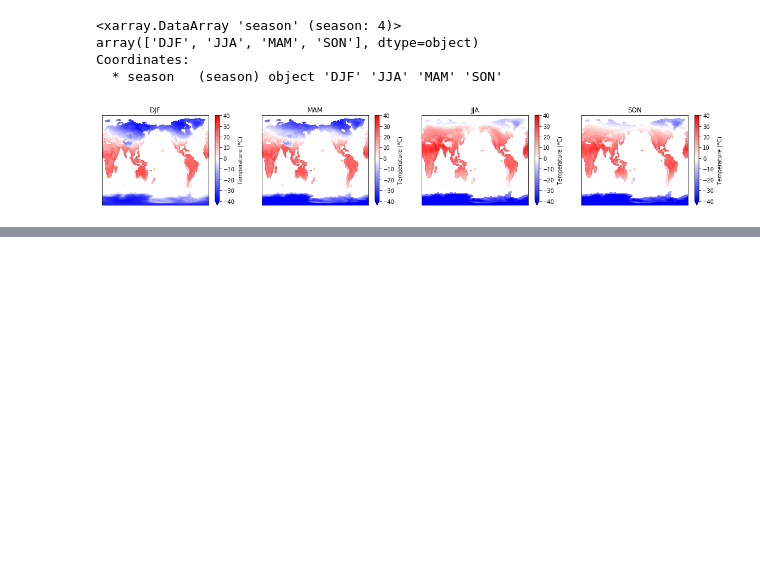
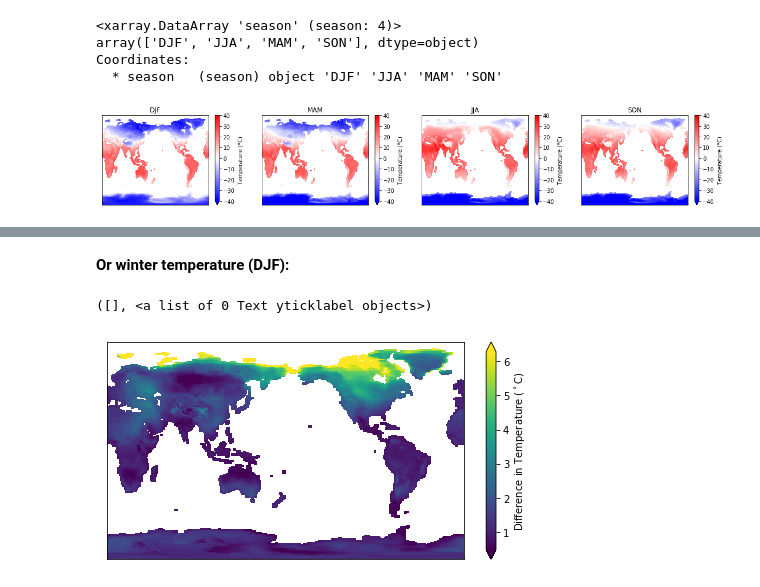
Before and after one commit to waterhackweek/gridded_data, a Jupyter notebook: gridded_data_2_xarray_and_dask.ipynb, the cells around one changed output, grey strips where cells are left out. Saved outputs shown, nothing was run; the diff lists cells and outputs as text; code cells hidden in the pictures; blank space fills up the shorter version.

```diff
--- a/gridded_data_2_xarray_and_dask.ipynb
+++ b/gridded_data_2_xarray_and_dask.ipynb
@@ -225,0 +281,18 @@ for fig_ax_num in np.arange(len(axes)):
+# %% [markdown]
+__Or winter temperature (DJF):__
+# %%
+plt.figure(figsize=(8, 4))
+
+season = 'DJF'
+
+tbot_difference_djf = (tbot_future_clim.sel(season=season) - tbot_hist_clim.sel(season=season))
+
+tbot_difference_djf.plot(add_labels=False,
+                     cbar_kwargs={'label': 'Difference in Temperature ($^\circ$C)'},
+                     cmap='viridis',
+                     robust=True)
+plt.xticks([])
+plt.yticks([])
+# %% [output]
+([], <a list of 0 Text yticklabel objects>)
+[figure, added]
```
Also changed, not shown: parts of 11 cells of this notebook.
